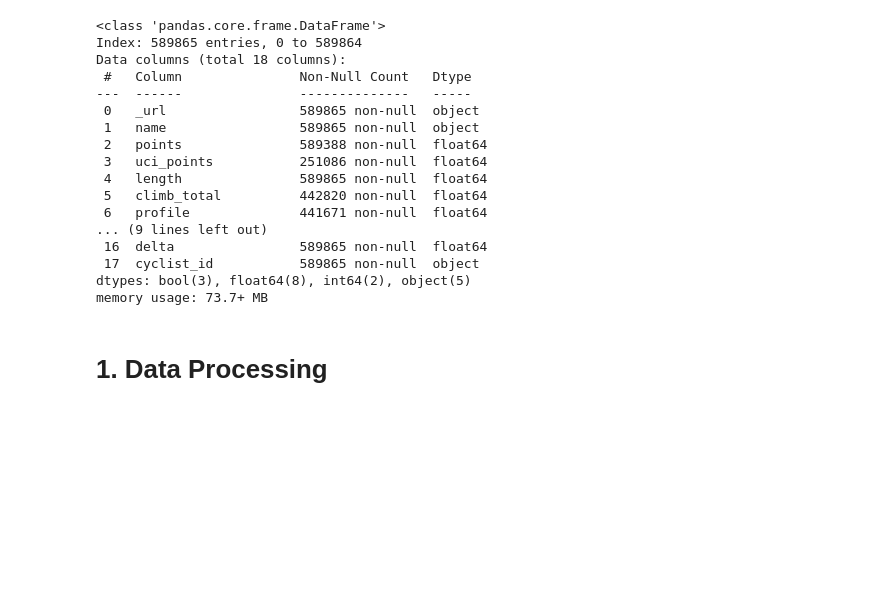
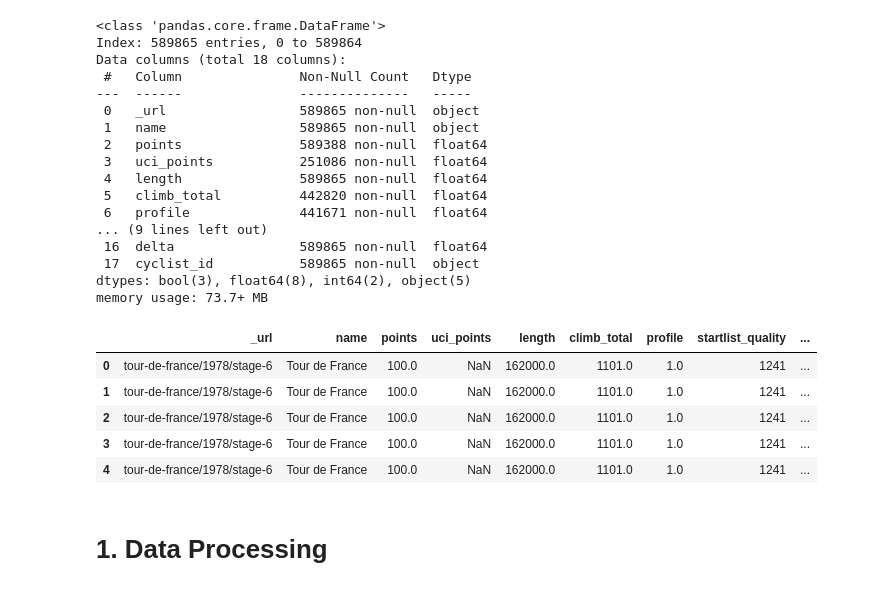
Before and after one commit to mariaviv27/Machine-Learning-Avanzado, a Jupyter notebook: machinelearning.ipynb, the cells around one changed output. Saved outputs shown, nothing was run; the diff lists cells and outputs as text; code cells hidden in the pictures; blank space fills up the shorter version.

```diff
--- a/machinelearning.ipynb
+++ b/machinelearning.ipynb
@@ -23,23 +31,30 @@ memory usage: 335.5+ KB
 # %%
 races_data.info()
+races_data.head()
 # %% [output]
 <class 'pandas.core.frame.DataFrame'>
 Index: 589865 entries, 0 to 589864
 Data columns (total 18 columns):
  #   Column               Non-Null Count   Dtype
 ---  ------               --------------   -----
  0   _url                 589865 non-null  object
  1   name                 589865 non-null  object
  2   points               589388 non-null  float64
  3   uci_points           251086 non-null  float64
  4   length               589865 non-null  float64
  5   climb_total          442820 non-null  float64
  6   profile              441671 non-null  float64
 ... (9 lines left out)
  16  delta                589865 non-null  float64
  17  cyclist_id           589865 non-null  object
 dtypes: bool(3), float64(8), int64(2), object(5)
 memory usage: 73.7+ MB
+|  | _url | name | points | uci_points | length | climb_total | profile | startlist_quality | ... |
+| 0 | tour-de-france/1978/stage-6 | Tour de France | 100.0 | NaN | 162000.0 | 1101.0 | 1.0 | 1241 | ... |
+| 1 | tour-de-france/1978/stage-6 | Tour de France | 100.0 | NaN | 162000.0 | 1101.0 | 1.0 | 1241 | ... |
+| 2 | tour-de-france/1978/stage-6 | Tour de France | 100.0 | NaN | 162000.0 | 1101.0 | 1.0 | 1241 | ... |
+| 3 | tour-de-france/1978/stage-6 | Tour de France | 100.0 | NaN | 162000.0 | 1101.0 | 1.0 | 1241 | ... |
+| 4 | tour-de-france/1978/stage-6 | Tour de France | 100.0 | NaN | 162000.0 | 1101.0 | 1.0 | 1241 | ... |
 # %% [markdown]
 # 1. Data Processing
 # %% [markdown]
```
Also changed, not shown: parts of 5 cells of this notebook.
